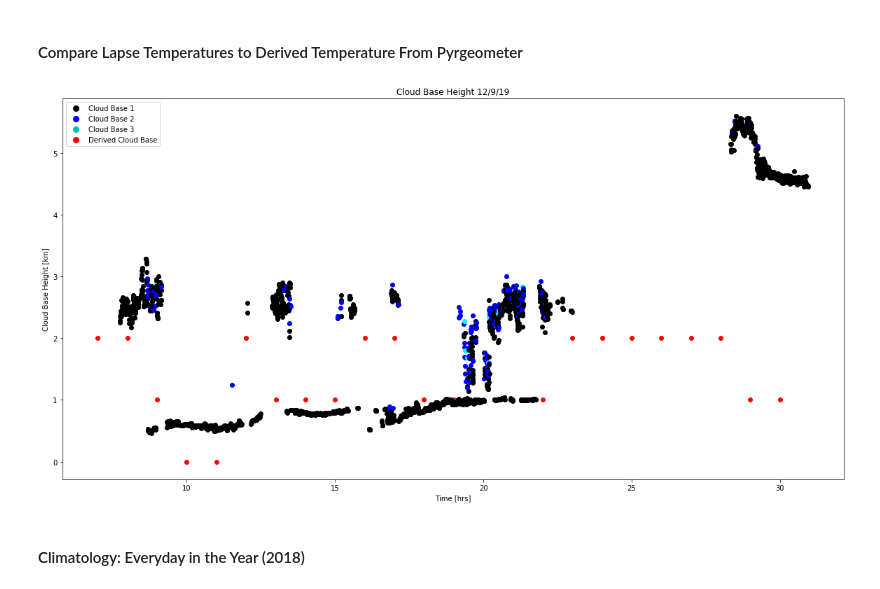
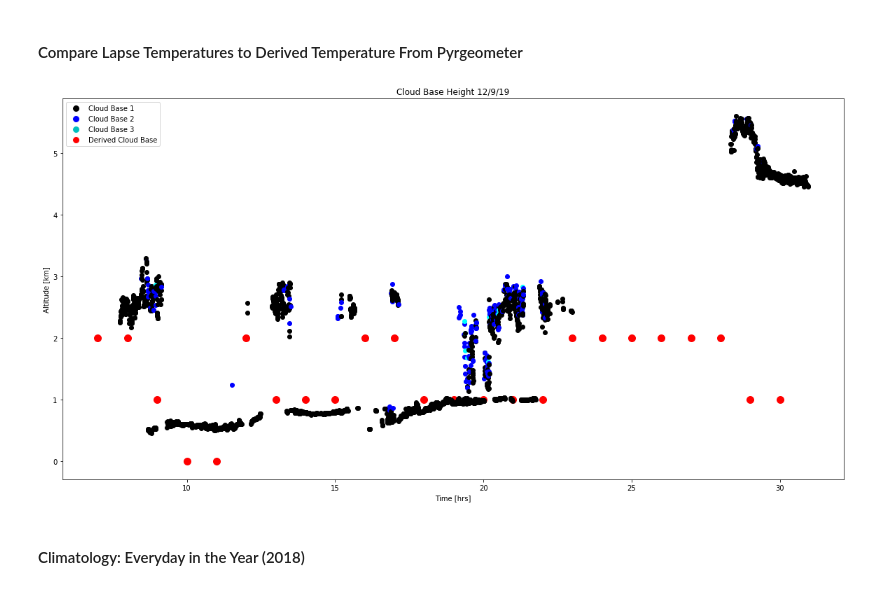
Before and after one commit to festivefish/skywatch_ceilometer, a Jupyter notebook: project.ipynb, the cells around one changed output. Saved outputs shown, nothing was run; the diff lists cells and outputs as text; code cells hidden in the pictures.

```diff
--- a/project.ipynb
+++ b/project.ipynb
@@ -192,40 +208,40 @@ for i in range(len(hourly_times)):
 # %% [markdown]
 #### Compare Lapse Temperatures to Derived Temperature From Pyrgeometer
 # %%
-height_index = np.zeros(len(hourly_times))
+height_index = np.zeros(len(hourly_times)) #Preallocate
 for i in range(len(hourly_times)):
     #Find the derived cloud height be comparing the lapse rate temperature to the derived temperature at each time
     height_index[i] = np.argmin(abs(lapse_temp[i] - T_derived[hourly_index[i]]))
 
 #Overplot the derived cloud base temperatures on the cloud height plot
 plt.figure(figsize = [20, 10])
-plt.scatter(hourly_times, height_index, color = 'red')
+plt.scatter(hourly_times, height_index, s=100, color = 'red')
 
 for i in range(len(cloud_base1)):
 
     if cloud_base1[i] != 0:
         plt.plot(utc[i], cloud_base1[i], 'o', color = 'black')
 
     if cloud_base2[i] != 0:
         plt.plot(utc[i], cloud_base2[i], 'o', color= 'blue')
 
     if cloud_base3[i] != 0:
         plt.plot(utc[i], cloud_base3[i], 'o', color= 'cyan')
 
 legend_elements = [Line2D([0], [0], marker='o', color='w', label='Cloud Base 1', markerfacecolor='k', markersize=10),
                    Line2D([0], [0], marker='o', color='w', label='Cloud Base 2', markerfacecolor='b', markersize=10),
                    Line2D([0], [0], marker='o', color='w', label='Cloud Base 3', markerfacecolor='c', markersize=10),
                    Line2D([0], [0], marker='o', color='w', label='Derived Cloud Base', markerfacecolor='r', markersize=10)]
 
 plt.legend(handles=legend_elements)
 
 
 plt.xlabel('Time [hrs]')
-plt.ylabel('Cloud Base Height [km]')
+plt.ylabel('Altitude [km]')
 plt.title('Cloud Base Height 12/9/19')
 plt.show()
 # %% [output]
-[figure, old version]
+[figure, new version]
 # %% [markdown]
 #### Climatology: Everyday in the Year (2018)
 # %%
```
Also changed, not shown: parts of 3 cells of this notebook.
